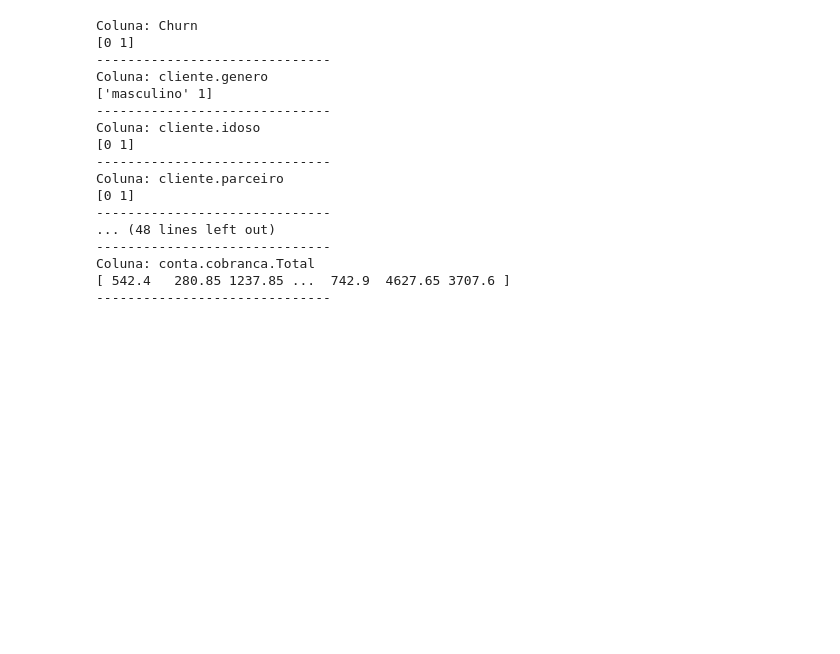
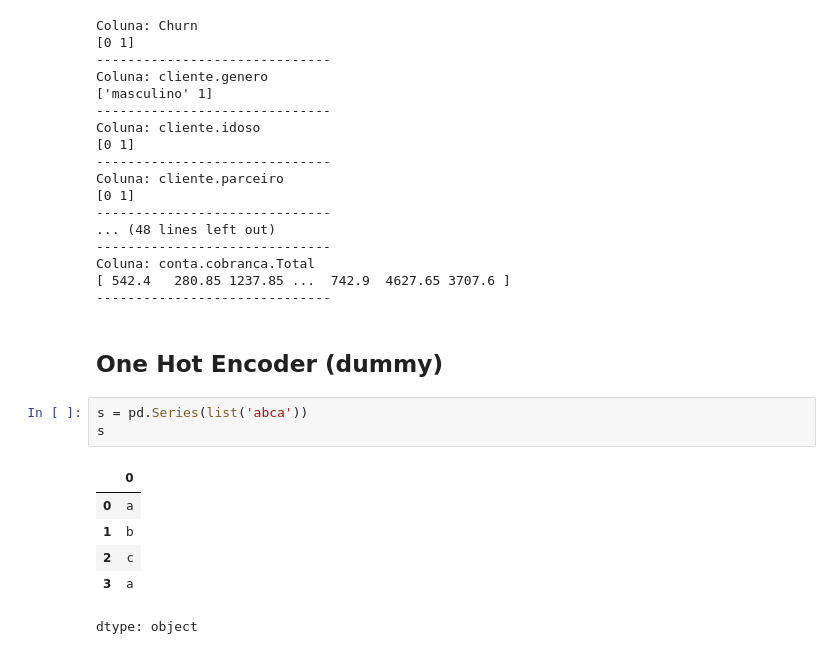
Before and after one commit to JvNeo/Estudo_Pandas, a Jupyter notebook: Pandas_limpeza_e_tratamento_de_dados_.ipynb, the cells around one changed output. Drawn from its saved outputs; the diff is of its cells as text; blank space fills up the shorter version.

```diff
--- a/Pandas_limpeza_e_tratamento_de_dados_.ipynb
+++ b/Pandas_limpeza_e_tratamento_de_dados_.ipynb
@@ -1042,3 +1042,16 @@ Coluna: cliente.parceiro
 Coluna: conta.cobranca.Total
 [ 542.4   280.85 1237.85 ...  742.9  4627.65 3707.6 ]
 ------------------------------
+# %% [markdown]
+One Hot Encoder (dummy)
+---
+# %%
+s = pd.Series(list('abca'))
+s
+# %% [output]
+|  | 0 |
+| 0 | a |
+| 1 | b |
+| 2 | c |
+| 3 | a |
+dtype: object
```
Also changed, not shown: parts of 7 cells of this notebook.
